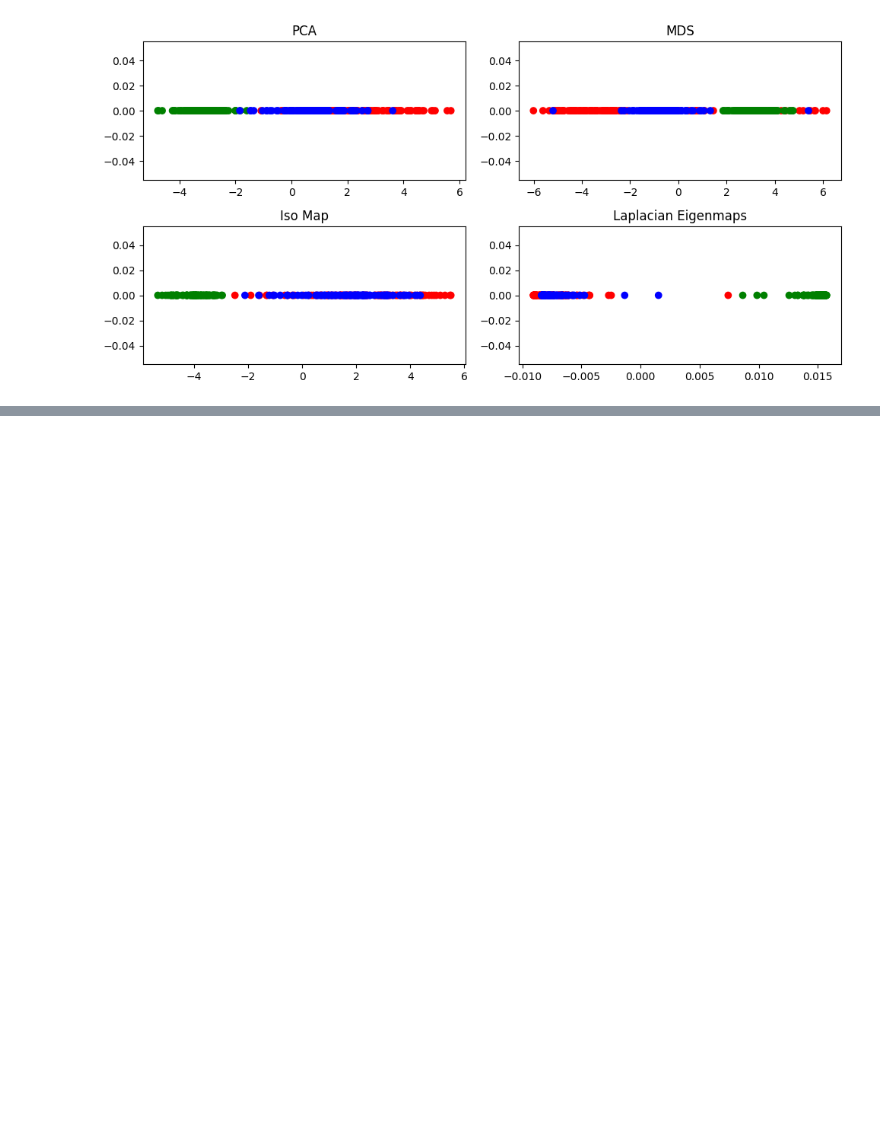
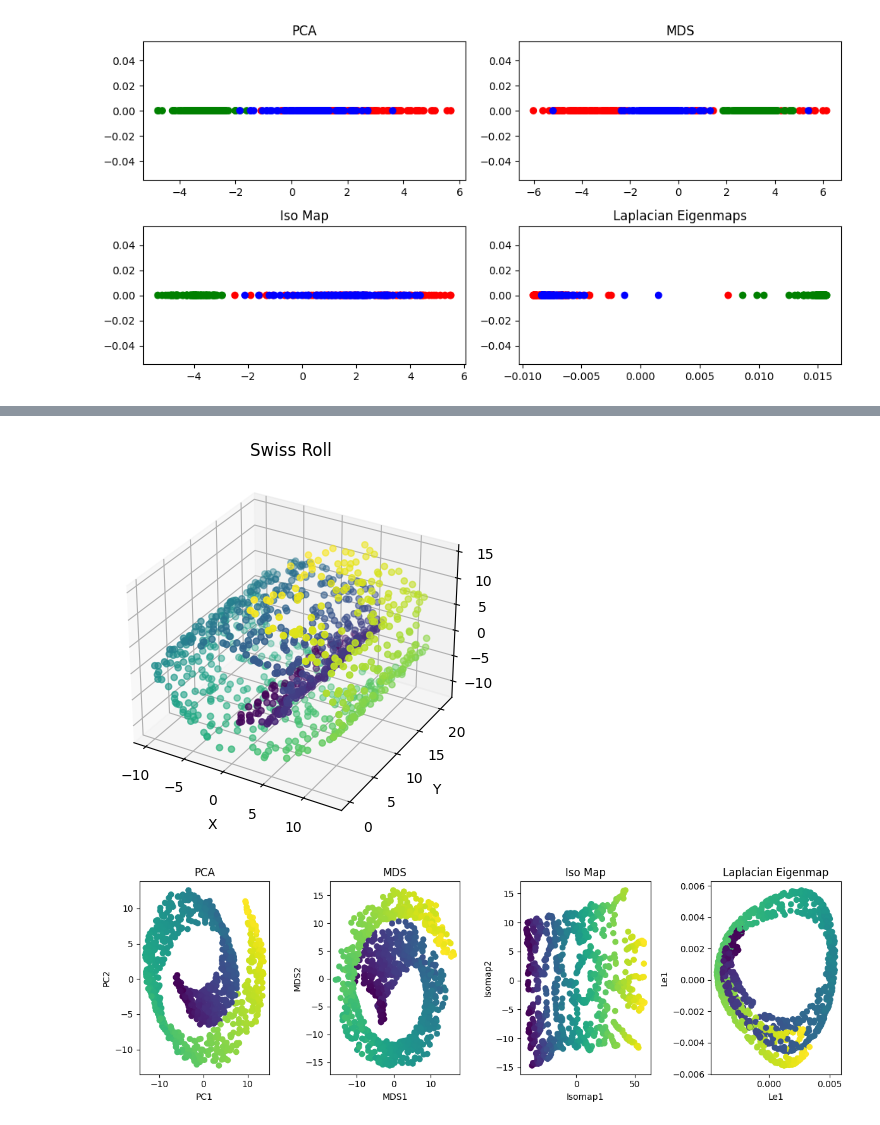
Before and after one commit to ahmedhat1/Dimensionality-Reduction, a Jupyter notebook: Dimensionality_reduction.ipynb, the cells around one changed output, grey strips where cells are left out. Cells and saved outputs as stored; diff of their text form; code cells hidden in the pictures; blank space fills up the shorter version.

```diff
--- a/Dimensionality_reduction.ipynb
+++ b/Dimensionality_reduction.ipynb
@@ -119,0 +271,73 @@ plt.show()
+# %%
+import numpy as np
+import matplotlib.pyplot as plt
+from mpl_toolkits.mplot3d import Axes3D
+from sklearn.datasets import make_swiss_roll
+from sklearn.decomposition import PCA
+from sklearn.manifold import MDS, Isomap
+from sklearn.manifold import SpectralEmbedding
+
+# Generate the Swiss roll dataset
+X, color = make_swiss_roll(n_samples=1000, noise=0.2, random_state=42)
+fig = plt.figure()
+ax = fig.add_subplot(111, projection='3d')
+ax.scatter(X[:, 0], X[:, 1], X[:, 2], c=color, cmap='viridis')
+ax.set_title('Swiss Roll')
+ax.set_xlabel('X')
+ax.set_ylabel('Y')
+ax.set_zlabel('Z')
+
+
+# Perform PCA for dimensionality reduction
+pca = PCA(n_components=2)
+pca_result = pca.fit_transform(X)
+
+# Perform MDS for dimensionality reduction
+mds = MDS(n_components=2)
+mds_result = mds.fit_transform(X)
+
+# Perform Isomap for dimensionality reduction
+isomap = Isomap(n_components=2)
+isomap_result = isomap.fit_transform(X)
+
+# Perform Laplacian Eigenmaps for dimensionality reduction
+le = SpectralEmbedding(n_components=2, affinity='nearest_neighbors')
+le_result = le.fit_transform(X)
+
+# Plot the dimensionality-reduced data
+fig = plt.figure(figsize=(12, 4))
+
+
+# Plot PCA result
+plt.subplot(141)
+plt.scatter(pca_result[:, 0], pca_result[:, 1], c=color, cmap='viridis')
+plt.xlabel('PC1')
+plt.ylabel('PC2')
+plt.title('PCA')
+
+# Plot MDS result
+plt.subplot(142)
+plt.scatter(mds_result[:, 0], mds_result[:, 1], c=color, cmap='viridis')
+plt.xlabel('MDS1')
+plt.ylabel('MDS2')
+plt.title('MDS')
+
+# Plot Isomap result
+plt.subplot(143)
+plt.scatter(isomap_result[:, 0], isomap_result[:, 1], c=color, cmap='viridis')
+plt.xlabel('Isomap1')
+plt.ylabel('Isomap2')
+plt.title('Iso Map')
+
+# Plot Laplacian Eigenmap result
+plt.subplot(144)
+plt.scatter(le_result[:, 0], le_result[:, 1], c=color, cmap='viridis')
+plt.xlabel('Le1')
+plt.ylabel('Le1')
+plt.title('Laplacian Eigenmap')
+
+plt.tight_layout()
+plt.show()
+# %% [output]
+[figure, added]
+[figure, added]
```
Also changed, not shown: parts of 2 cells of this notebook.
